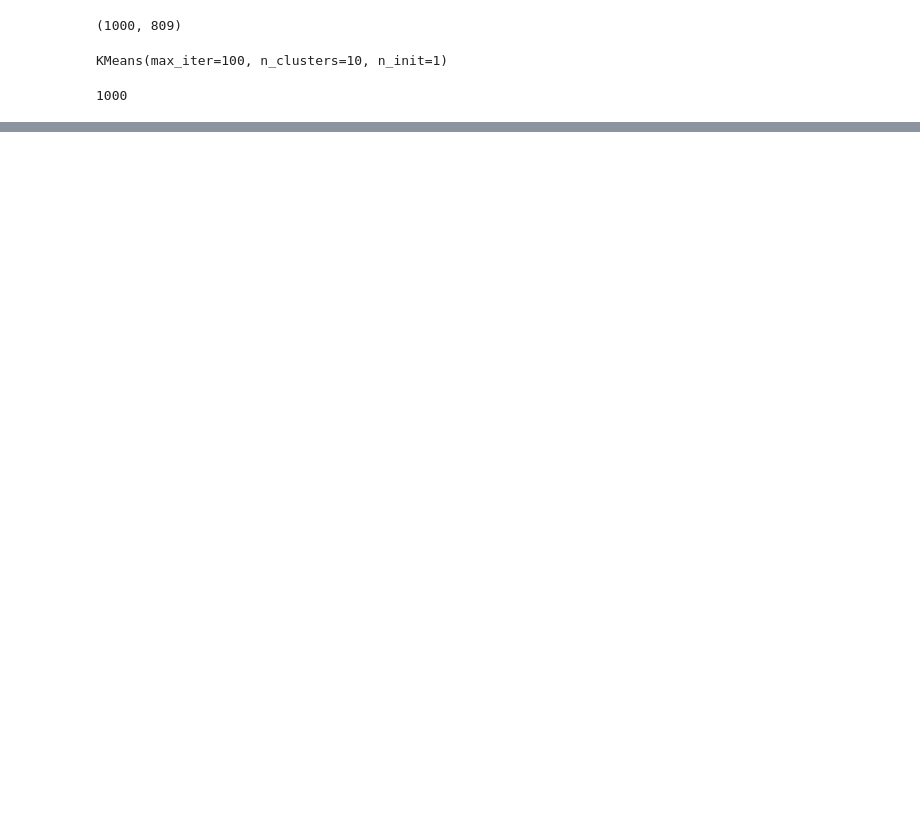
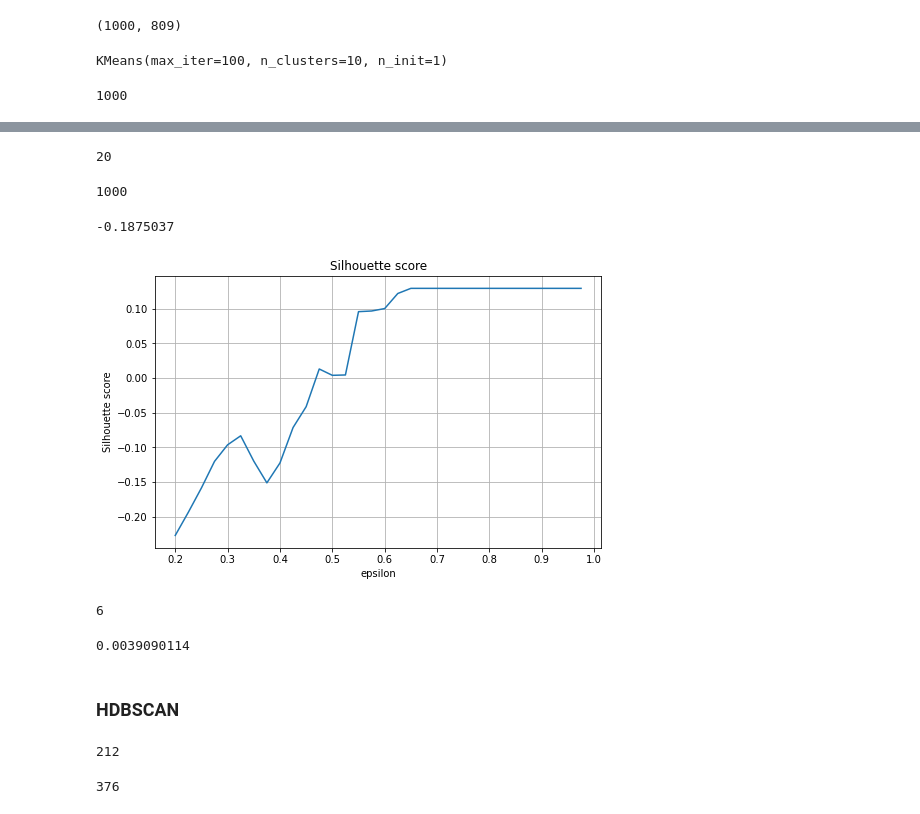
Before and after one commit to dborrelli/chat-intents, a Jupyter notebook: notebooks/04-kmean_clustering.ipynb, the cells around one changed output, grey strips where cells are left out. Cells and saved outputs as stored; diff of their text form; code cells hidden in the pictures; blank space fills up the shorter version.

```diff
--- a/notebooks/04-kmean_clustering.ipynb
+++ b/notebooks/04-kmean_clustering.ipynb
@@ -78,0 +146,67 @@ plt.show()
+# %%
+db = DBSCAN(eps=0.25, min_samples=5, metric='cosine').fit(intents_embeddings)
+labels = db.labels_
+len(np.unique(labels))
+# %% [output]
+20
+# %%
+len(labels)
+# %% [output]
+1000
+# %%
+silhouette_score(intents_embeddings, labels, metric='cosine')
+# %% [output]
+-0.1875037
+# %%
+def plot_dbscan(embeddings, eps_range):
+    silhouette_avg_n_clusters = []
+    silhouette_avg = -1
+
+    for eps in eps_range:
+        db = DBSCAN(eps=eps, min_samples=3, metric='cosine').fit(embeddings)
+        labels = db.labels_
+
+        if len(np.unique(labels)) > 1:
+            silhouette_avg = silhouette_score(embeddings, labels, metric='cosine')
+        else:
+            silhouette_av = -1
+        silhouette_avg_n_clusters.append(silhouette_avg)
+
+
+    # plot avg silhouette score
+    fig, ax = plt.subplots(figsize=(8,5))
+    ax.plot(eps_range, silhouette_avg_n_clusters)
+    ax.set(xlabel = 'epsilon', ylabel = 'Silhouette score', title = 'Silhouette score')
+    ax.grid()
+
+    plt.show()
+# %%
+eps_range = np.arange(0.2, 1, 0.025)
+plot_dbscan(intents_embeddings, eps_range)
+# %% [output]
+[figure, added]
+# %%
+db = DBSCAN(eps=0.5, min_samples=3, metric='cosine').fit(intents_embeddings)
+labels = db.labels_
+len(np.unique(labels))
+# %% [output]
+6
+# %%
+silhouette_score(intents_embeddings, labels, metric='cosine')
+# %% [output]
+0.0039090114
+# %% [markdown]
+### HDBSCAN
+# %%
+clusters_hdbscan = hdbscan.HDBSCAN(min_cluster_size=2,
+                                   metric='euclidean',
+                                   cluster_selection_method='eom').fit(intents_embeddings)
+
+labels = clusters_hdbscan.labels_
+len(np.unique(labels))
+# %% [output]
+212
+# %%
+np.count_nonzero(clusters_hdbscan.probabilities_ < 0.05)
+# %% [output]
+376
```
Also changed, not shown: parts of 15 cells of this notebook, 1 other file.
